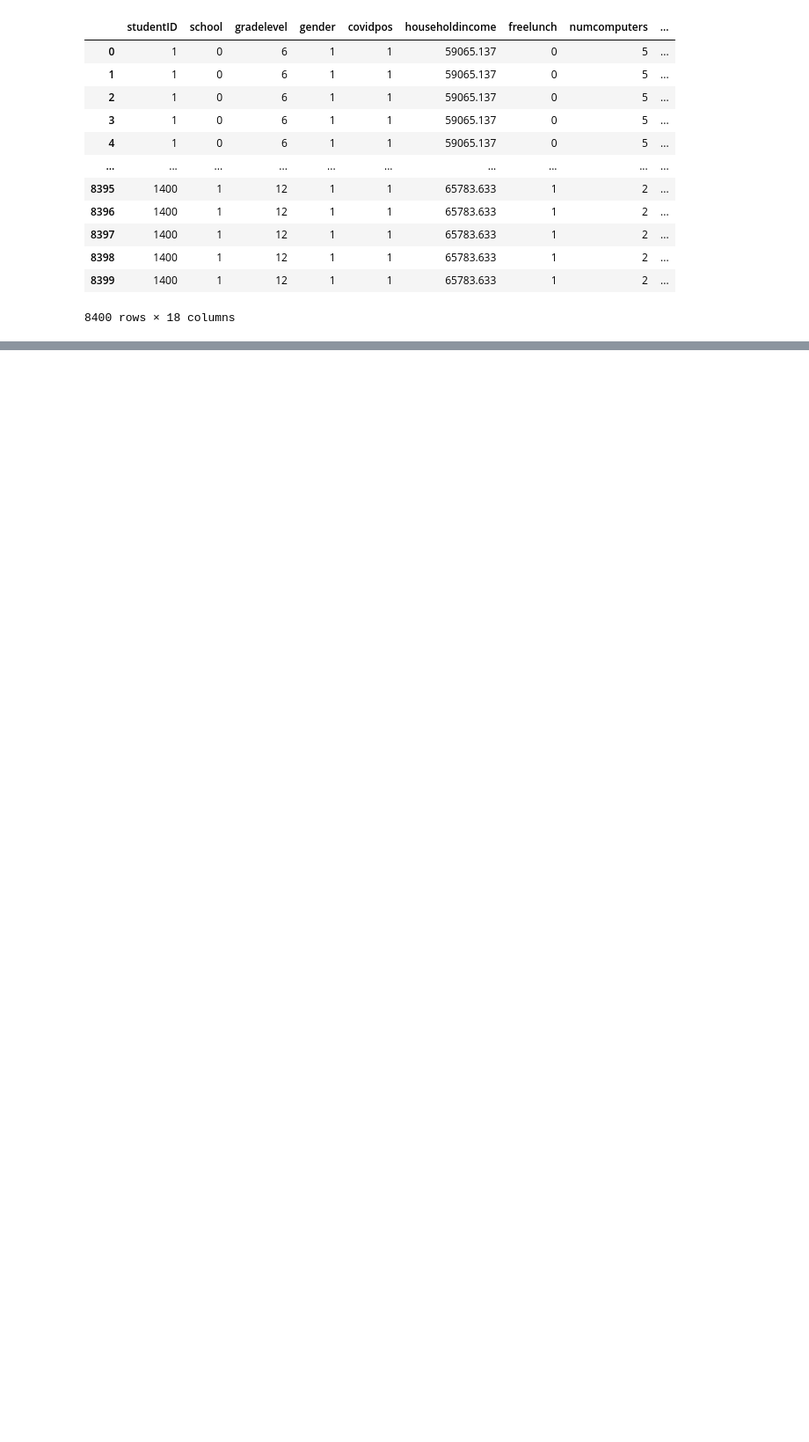
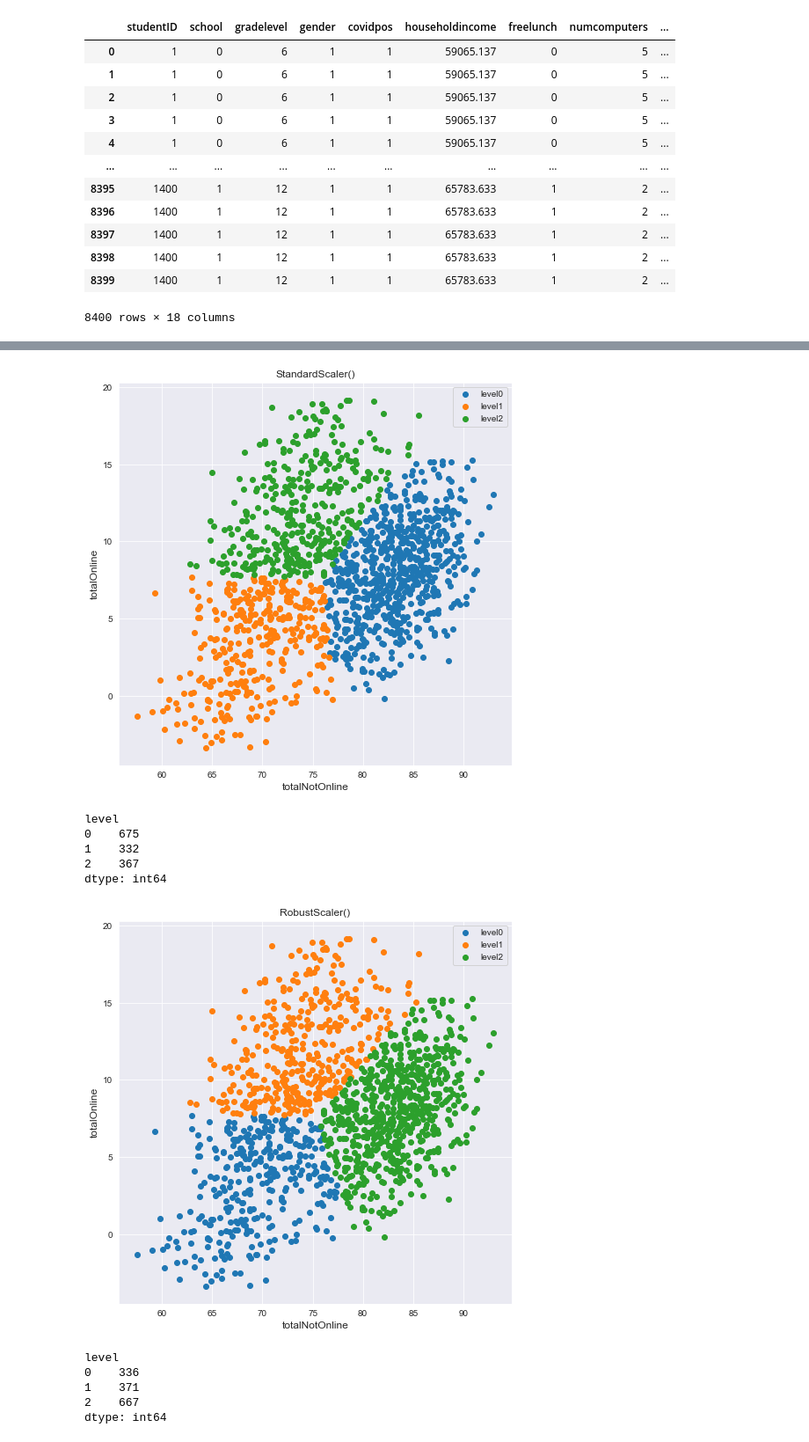
Before and after one commit to hhanoo/University_Major, a Jupyter notebook: TermProject.ipynb, the cells around one changed output, grey strips where cells are left out. Shown at 88% size. Drawn from its saved outputs; the diff is of its cells as text; code cells hidden in the pictures; blank space fills up the shorter version.

Commit message:
데이터 코딩 clustering using column 따라 3종류

```diff
--- a/TermProject.ipynb
+++ b/TermProject.ipynb
@@ -503,0 +166,8 @@ display(randomGridSearch(x, y, 3))
+# %%
+#price outlier handling
+outliers_index = outliars(data_transform, "differ")
+
+data_transform.drop(outliers_index, inplace=True)
+data_transform.reset_index(drop=True, inplace=True)
+data_transform.drop(data_transform[data_transform['differ'] == 0].index, inplace=True)
+data_transform.reset_index(drop=True, inplace=True)
@@ -503,0 +188,47 @@ display(randomGridSearch(x, y, 3))
+# %%
+# K-mean Clustering + Scaling
+def clustering_scaling(i, scaler, relationCol, clusterName, xCol, yCol):
+    data = data_transform_list[i]
+    #column_list = ["totalNotOnline", "totalOnline", "differ"]
+    data_scale = scaler.fit_transform(data.loc[:, relationCol])  #data scaling
+    model = KMeans(n_clusters=3, random_state=42)
+    model.fit(data_scale)  # learning scaling data
+    data[clusterName] = model.fit_predict(data_scale)  # save each clustering data
+
+    plt.figure(figsize=(8, 8))
+
+    for i in range(3):
+        plt.scatter(data.loc[data[clusterName] == i, xCol], data.loc[data[clusterName] == i, yCol],
+                    label=clusterName + str(i))
+
+    plt.legend()
+    plt.title(str(scaler))
+    plt.xlabel('totalNotOnline', size=12)
+    plt.ylabel('totalOnline', size=12)
+    plt.show()
+
+    print(data.groupby(clusterName).size())
+# %%
+data_transform_std = data_transform.copy()
+data_transform_robust = data_transform.copy()
+data_transform_minmax = data_transform.copy()
+data_transform_list = [data_transform_std, data_transform_robust, data_transform_minmax]
+
+scaler_list = [StandardScaler(), RobustScaler(), MinMaxScaler()]
+
+for i in range(3):
+    clustering_scaling(i, scaler_list[i], ["totalNotOnline", "totalOnline", "differ"], "level", 'totalNotOnline',
+                       'differ')
+# %% [output]
+[figure, added]
+level
+0    675
+1    332
+2    367
+dtype: int64
+[figure, added]
+level
+0    336
+1    371
+2    667
+dtype: int64
```
Also changed, not shown: parts of 60 cells of this notebook, 2 other files.
